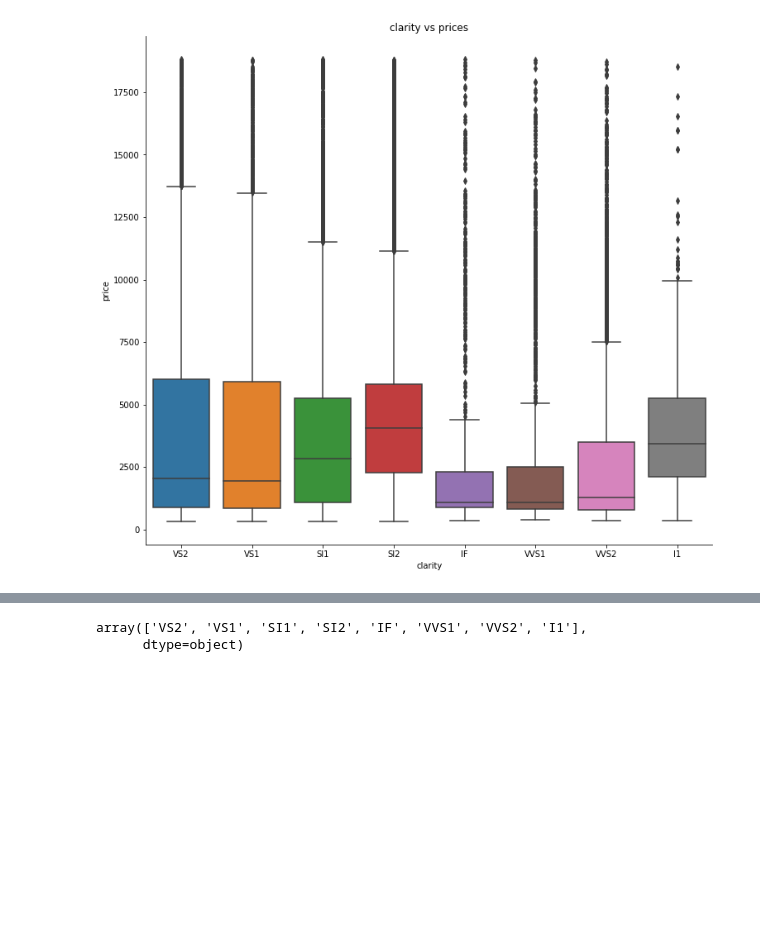
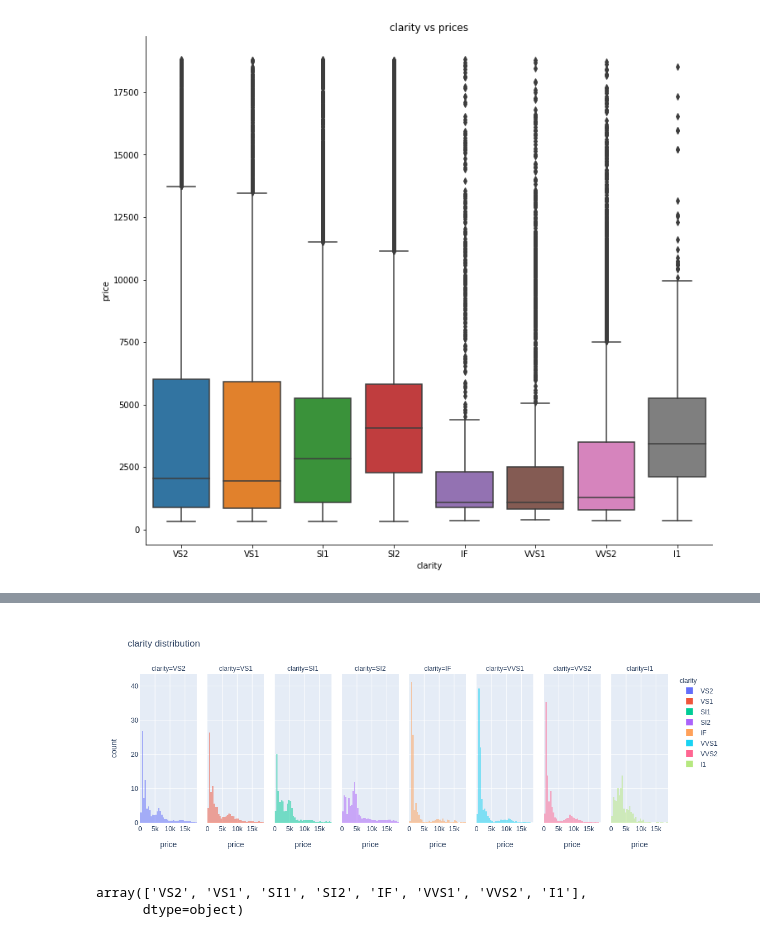
Before and after one commit to aarvillag/ih_datamadpt0420_project_m2, a Jupyter notebook: notebooks/DiamondNotebook.ipynb, the cells around one changed output, grey strips where cells are left out. Saved outputs shown, nothing was run; the diff lists cells and outputs as text; code cells hidden in the pictures; blank space fills up the shorter version.

```diff
--- a/notebooks/DiamondNotebook.ipynb
+++ b/notebooks/DiamondNotebook.ipynb
@@ -398,3 +373,14 @@ df[(df['clarity']=='I1')][['clarity','price']].plot.hist(title='clarity=I1', bin
+# %%
+px.histogram(data_frame=df,
+             x='price',
+             color='clarity',
+             histnorm='percent',
+             barmode='overlay',
+             title='clarity distribution',
+             nbins=40,
+             facet_col ='clarity')
+# %% [output]
+[figure, added]
 # %%
 df['clarity'].unique()
 # %% [output]
```
Also changed, not shown: parts of 9 cells of this notebook, 1 other file.
